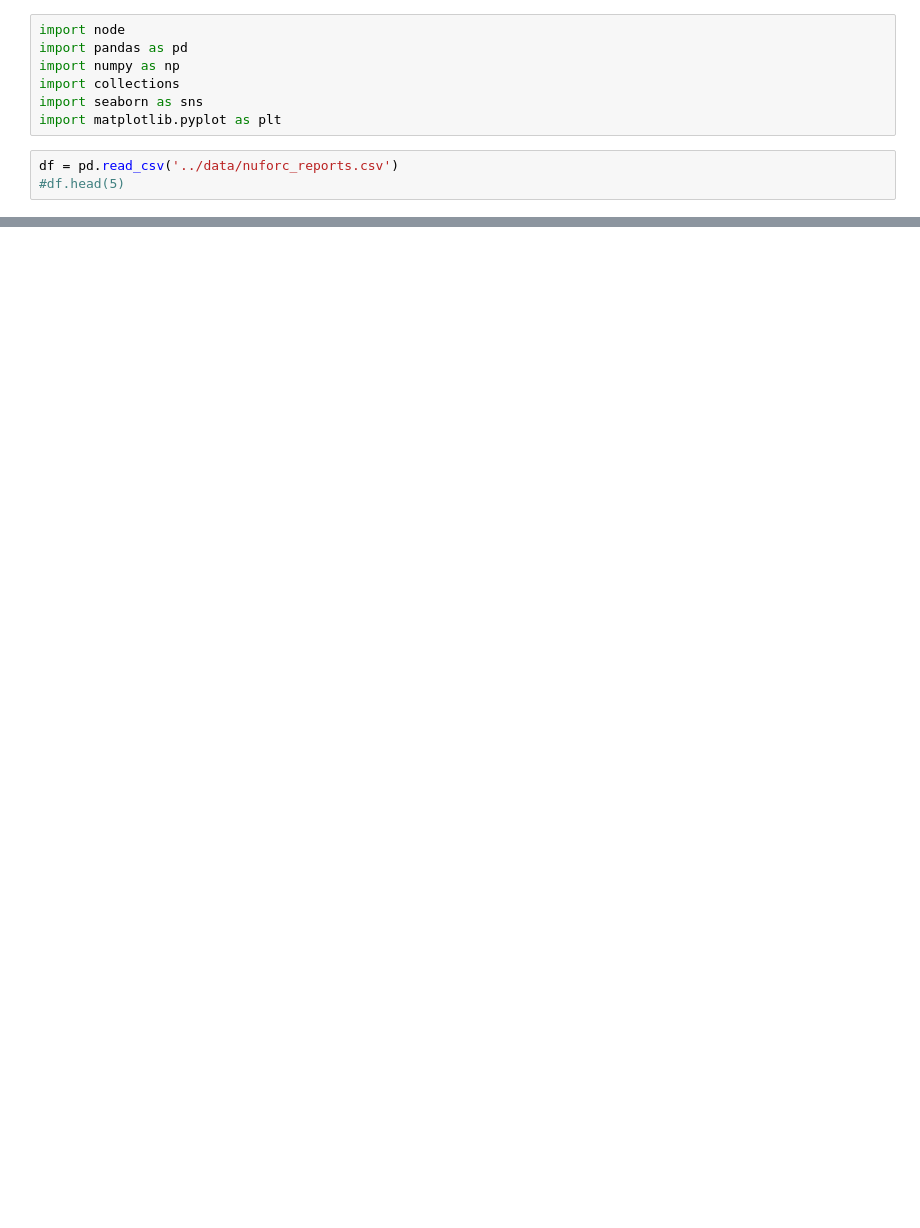
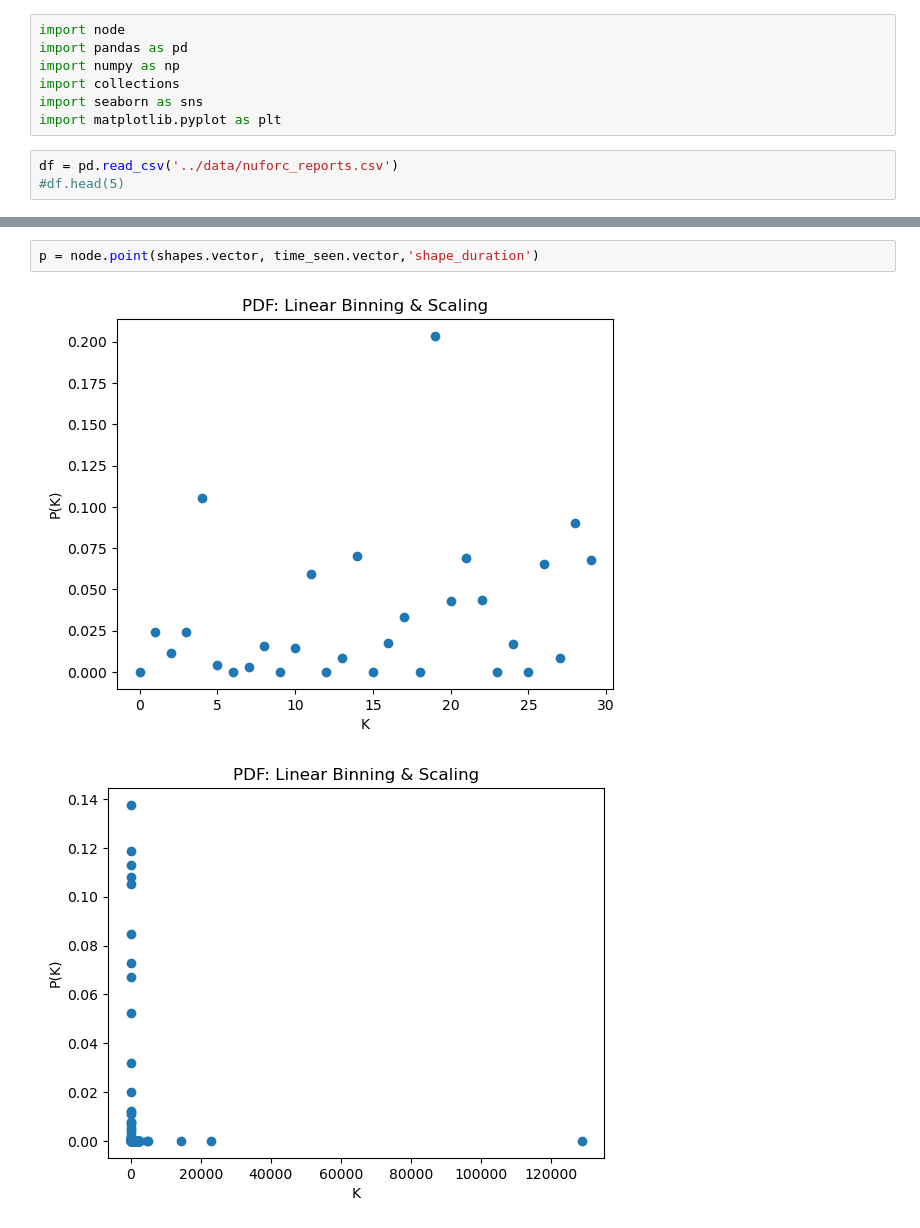
Before and after one commit to LilaShiba/generalized_model, a Jupyter notebook: ufo_research/notebooks/node.ipynb, the cells around one changed output, grey strips where cells are left out. Cells and saved outputs as stored; diff of their text form; blank space fills up the shorter version.

```diff
--- a/ufo_research/notebooks/node.ipynb
+++ b/ufo_research/notebooks/node.ipynb
@@ -35,0 +61,5 @@ len(time_seen.log_prob_vector)
+# %%
+p = node.point(shapes.vector, time_seen.vector,'shape_duration')
+# %% [output]
+[figure, added]
+[figure, added]
```
Also changed, not shown: parts of 8 cells of this notebook, 1 other file.
